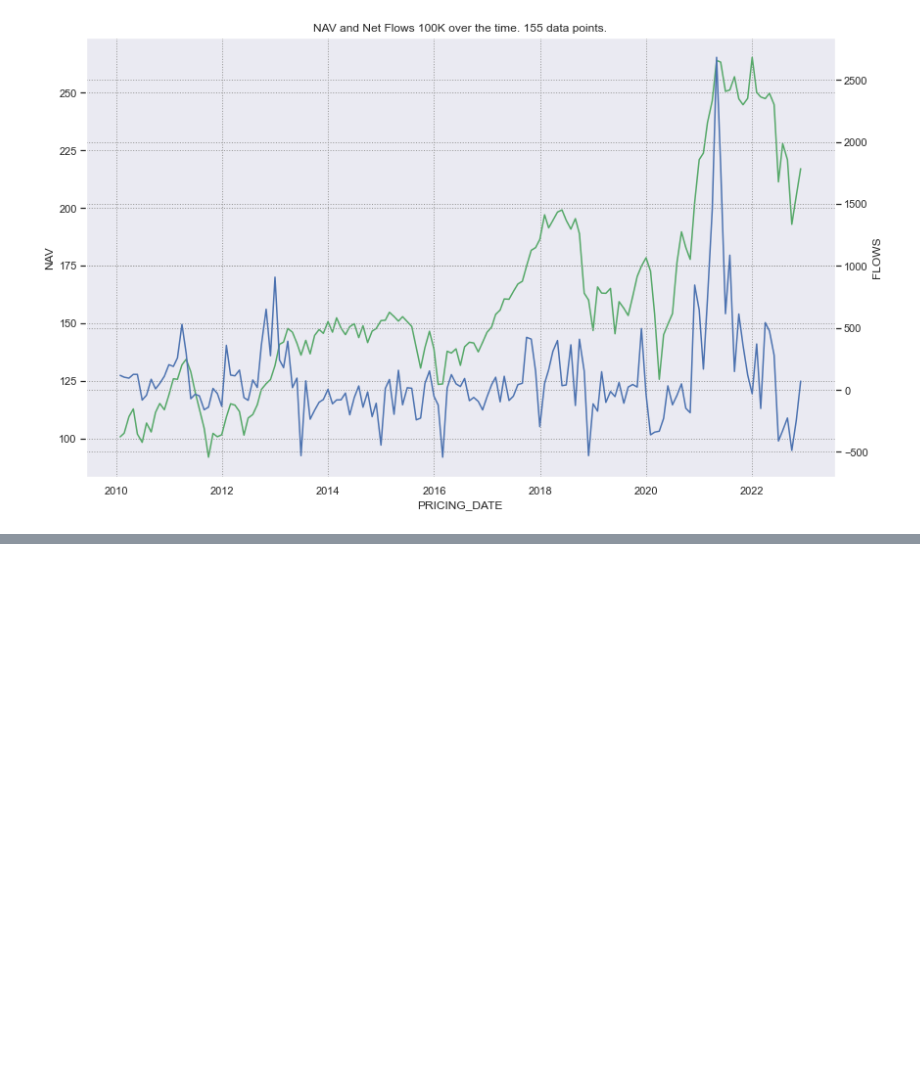
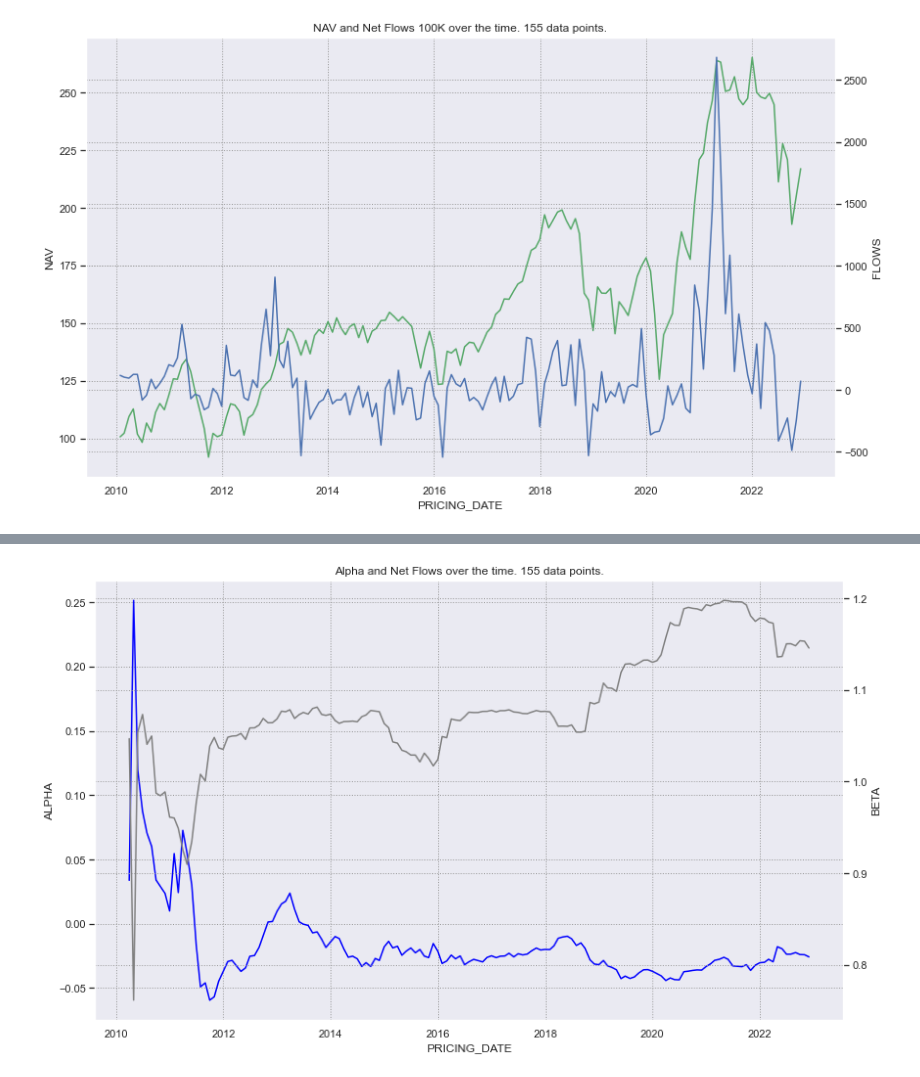
Before and after one commit to resquator/ts-flows-predictor, a Jupyter notebook: explore_data.ipynb, the cells around one changed output, grey strips where cells are left out. Cells and saved outputs as stored; diff of their text form; code cells hidden in the pictures; blank space fills up the shorter version.

```diff
--- a/explore_data.ipynb
+++ b/explore_data.ipynb
@@ -112,0 +153,29 @@ plt.show();
+# %%
+alpha = {}
+beta = {}
+for i in df.index.tolist():
+
+    end_period = str(i)[:10]
+    p=df[:str(i)[:7]]
+
+    nav_returns = ffn.core.to_returns(df[:str(i)[:7]].NAV)
+    ind_returns = ffn.core.to_returns(df[:str(i)[:7]].BENCH_LEVEL)
+    rfr_returns = ffn.core.to_returns(df[:str(i)[:7]].RISK_FREE_RATE)
+    a_b = emp.alpha_beta_aligned(nav_returns, ind_returns, rfr_returns, period='monthly')
+    alpha[end_period]=a_b[0]
+    beta[end_period]=a_b[1]
+
+    #print(f'{str(i)[:7]} nb. periods={p.shape[0]}')
+
+s=pd.DataFrame(alpha, index=alpha.keys()).T[end_period]
+s=pd.DataFrame(s)
+s.columns = ['ALPHA']
+df['ALPHA']=s.ALPHA.values
+
+s=pd.DataFrame(beta, index=beta.keys()).T[end_period]
+s=pd.DataFrame(s)
+s.columns = ['BETA']
+df['BETA']=s.BETA.values
+
+
+df.fillna(0)
@@ -112,0 +197,11 @@ plt.show();
+# %%
+# plot the flows and the Alpha
+
+#------------------ PLOT -------------------------------
+sns.lineplot(data=df,x=df.index,y='ALPHA', color='blue')
+ax2 = plt.twinx()
+sns.lineplot(data=df.BETA, color="grey", ax=ax2)
+plt.title(f'Alpha and Net Flows over the time. {df.shape[0]} data points.')
+plt.show();
+# %% [output]
+[figure, added]
```
Also changed, not shown: parts of 10 cells of this notebook, 4 other files.
